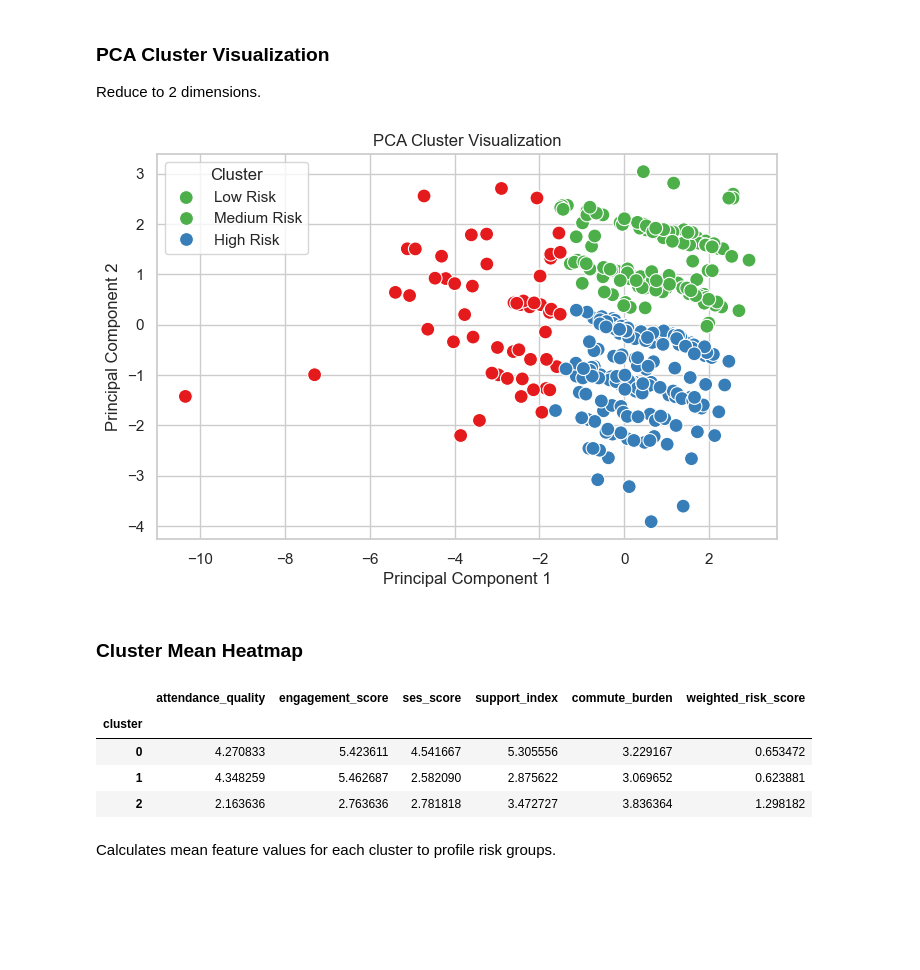
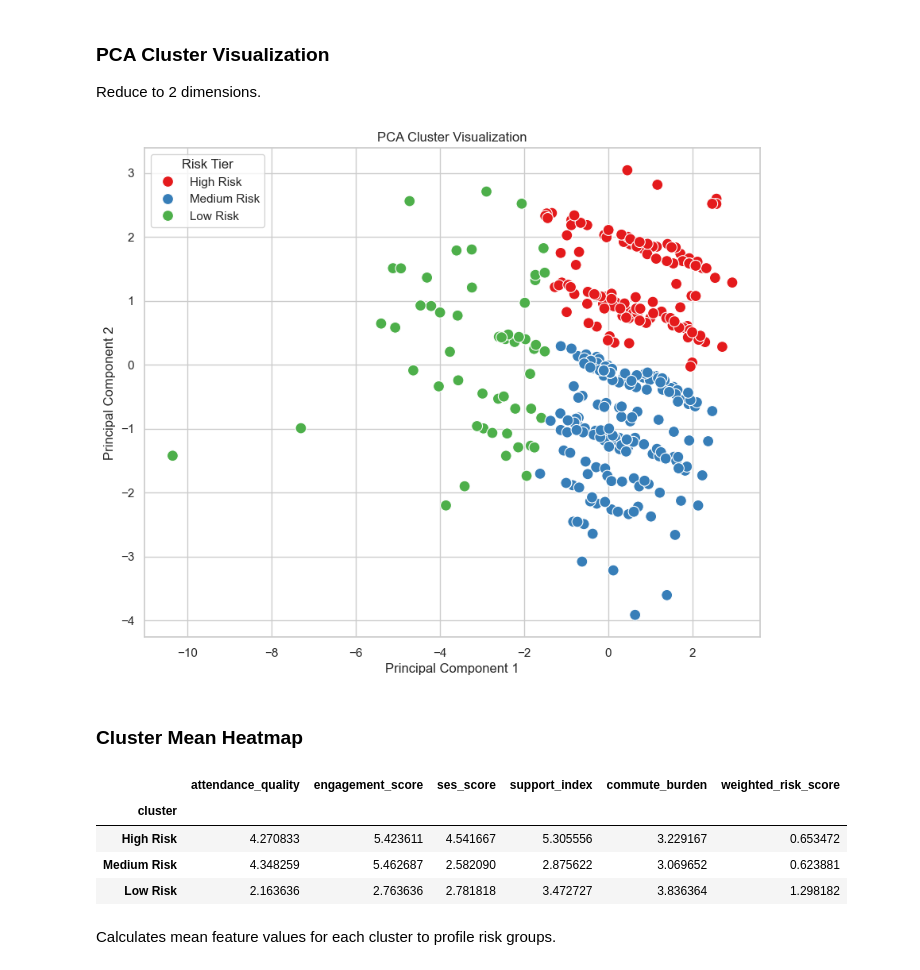
Before and after one commit to DararithJ369/mip-student-dropout-ews, a Jupyter notebook: notebooks/idc12.ipynb, the cells around one changed output. Drawn from its saved outputs; the diff is of its cells as text; code cells hidden in the pictures; blank space fills up the shorter version.

Commit message:
fix: correct legend mapping and colors in K-Means PCA cluster plot and feature heatmap

```diff
--- a/notebooks/idc12.ipynb
+++ b/notebooks/idc12.ipynb
@@ -266,41 +267,56 @@ pca_df['PCA2'] = X_pca[:,1]
 
 pca_df['cluster'] = encoded_df['cluster']
 # %%
+pca_df['Risk Tier'] = pca_df['cluster'].map({
+    0: 'High Risk',
+    1: 'Medium Risk',
+    2: 'Low Risk'
+})
 
-level_risk_palette = {
-    0: sns.color_palette("Set1")[2],
-    1: sns.color_palette("Set1")[1],
-    2: sns.color_palette("Set1")[0]
+risk_palette = {
+    'High Risk': sns.color_palette("Set1")[0],  # Red
+    'Medium Risk': sns.color_palette("Set1")[1], # Blue
+    'Low Risk': sns.color_palette("Set1")[2]     # Green
 }
 
+plt.figure(figsize=(10, 8))
 sns.scatterplot(
     x='PCA1',
     y='PCA2',
-    hue='cluster',
-    palette=level_risk_palette,
+    hue='Risk Tier',
+    hue_order=['High Risk', 'Medium Risk', 'Low Risk'],
+    palette=risk_palette,
     data=pca_df,
     s=100
 )
 
 plt.title("PCA Cluster Visualization")
 plt.xlabel("Principal Component 1")
 plt.ylabel("Principal Component 2")
-plt.legend(title='Cluster', labels=[x_labels[i] for i in range(3)])
+plt.legend(title='Risk Tier')
 plt.show()
 # %% [output]
-[figure, old version]
+[figure, new version]
 # %% [markdown]
 ### Cluster Mean Heatmap
 # %%
 cluster_means = encoded_df.groupby('cluster')[cluster_features].mean()
+cluster_means.index = cluster_means.index.map({
+    0: 'High Risk',
+    1: 'Medium Risk',
+    2: 'Low Risk'
+})
+
+# Reorder index so that it plots consistently
+cluster_means = cluster_means.reindex(['High Risk', 'Medium Risk', 'Low Risk'])
 
 cluster_means
 # %% [output]
 |  | attendance_quality | engagement_score | ses_score | support_index | commute_burden | weighted_risk_score |
 | cluster |  |  |  |  |  |  |
-| 0 | 4.270833 | 5.423611 | 4.541667 | 5.305556 | 3.229167 | 0.653472 |
-| 1 | 4.348259 | 5.462687 | 2.582090 | 2.875622 | 3.069652 | 0.623881 |
-| 2 | 2.163636 | 2.763636 | 2.781818 | 3.472727 | 3.836364 | 1.298182 |
+| High Risk | 4.270833 | 5.423611 | 4.541667 | 5.305556 | 3.229167 | 0.653472 |
+| Medium Risk | 4.348259 | 5.462687 | 2.582090 | 2.875622 | 3.069652 | 0.623881 |
+| Low Risk | 2.163636 | 2.763636 | 2.781818 | 3.472727 | 3.836364 | 1.298182 |
 # %% [markdown]
 Calculates mean feature values for each cluster to profile risk groups.
 # %%
```
Also changed, not shown: parts of 4 cells of this notebook, 3 other files.
